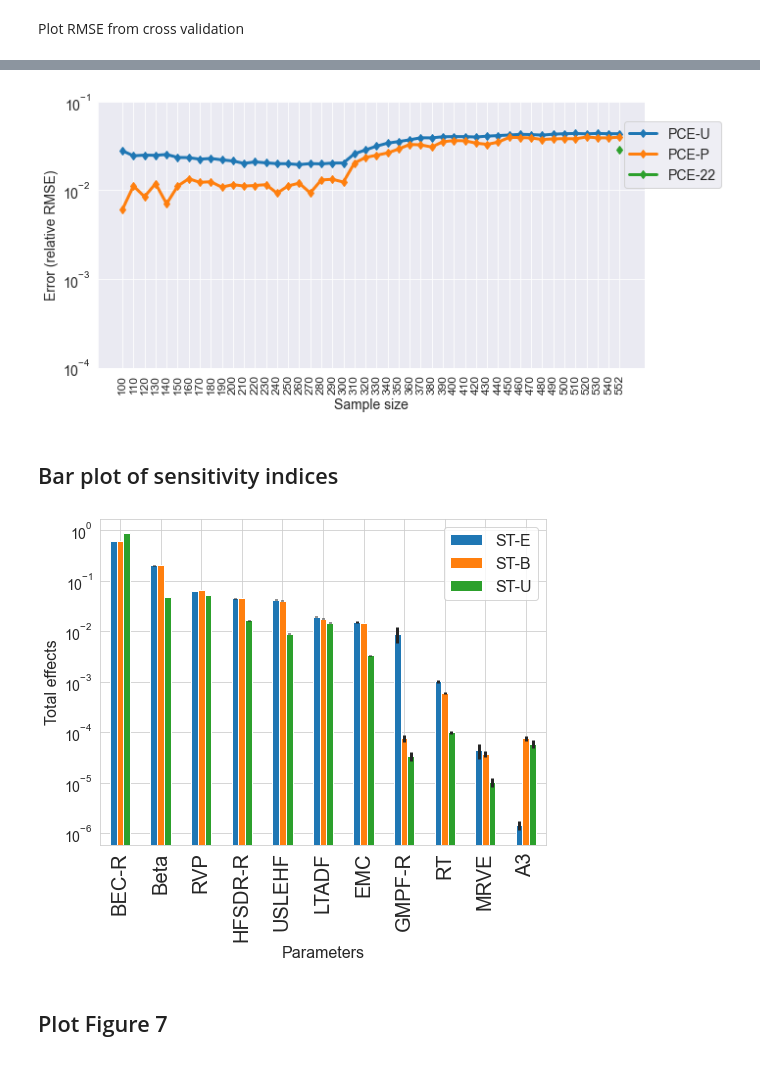
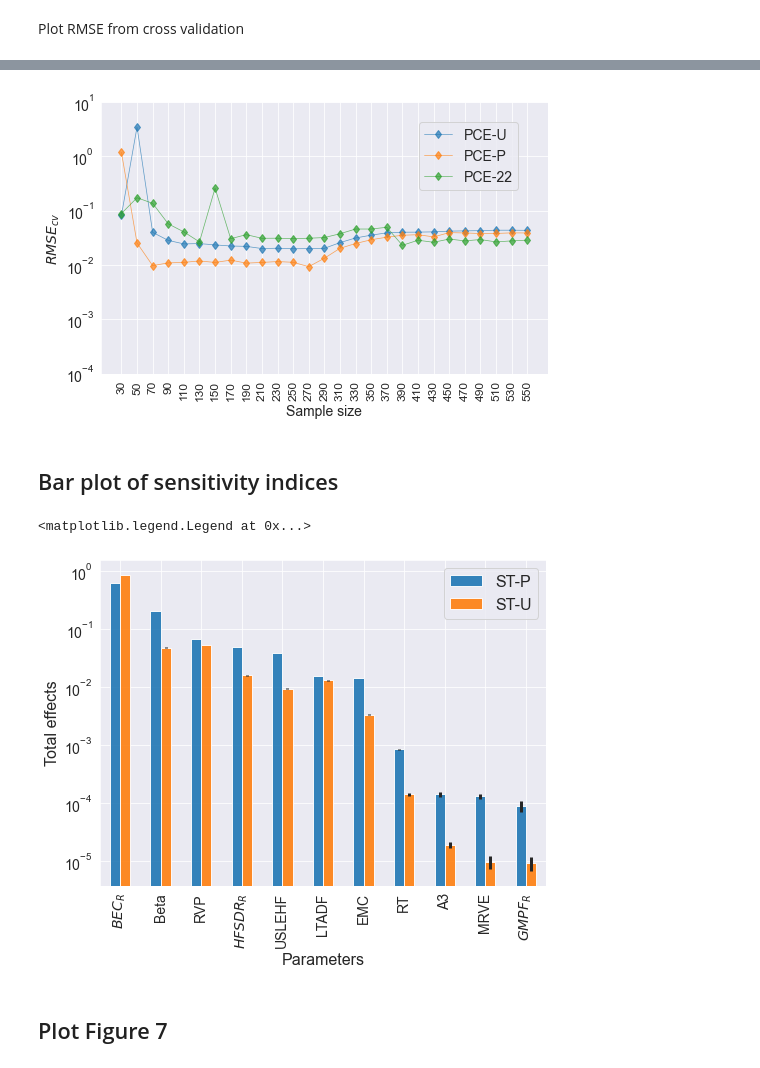
Before and after one commit to QianWanghhu/factor_fixing, a Jupyter notebook: qian_dev/visualization.ipynb, the cells around one changed output, grey strips where cells are left out. Drawn from its saved outputs; the diff is of its cells as text; code cells hidden in the pictures.

Commit message:
Plots to update the paper.

```diff
--- a/qian_dev/visualization.ipynb
+++ b/qian_dev/visualization.ipynb
@@ -34,25 +34,25 @@ from matplotlib import rcParams
 
 # filepath = ['../output/paper0915/', '../output/paper0915/figure4/test_plot/', '../output/paper0915/figure4/test1013/']
 filepath = ['../output/adaptive/']
-filename = ['error_cv_uniform_552.csv', 'error_cv_exact_552.csv']
-filename_22 = 'error_cv_compare.csv'
+filename = ['error_cv_uniform_552.csv', 'error_cv_exact_552.csv', 'error_cv_full_552.csv']
+# filename_22 = 'error_cv_full_552.csv'
 
-error_stats = pd.read_csv(f'{filepath[0]}{filename_22}').iloc[0]
+# error_stats = pd.read_csv(f'{filepath[0]}{filename_22}').iloc[0]
 
 df_uniform = df_return(filepath[0], filename[0])
 df_uniform = df_uniform.filter(items=['mean'])
 cols = df_uniform.columns
 df_uniform.rename(columns={col: col+'_uni' for col in cols if col == 'mean'}, inplace=True)
-# df_beta = df_return(filepath[0], filename[1])
-# df_beta = df_beta.filter(items=['mean'])
-# df_beta.rename(columns={col: col+'_beta' for col in cols}, inplace=True)
+df_22 = df_return(filepath[0], filename[2])
+df_22 = df_22.filter(items=['mean'])
+df_22.rename(columns={col: col+'_22' for col in cols}, inplace=True)
 
-df_exact = df_return(filepath[0], filename[-1])
+df_exact = df_return(filepath[0], filename[1])
 df_exact = df_exact.filter(items=['mean'])
 df_exact.rename(columns={col: 'mean_exact' for col in cols}, inplace=True)
 
-df = pd.concat([df_uniform, df_exact], axis=1)
-df.loc['nsample_552', 'mean_22_uni'] = error_stats['mean']
+df = pd.concat([df_uniform, df_exact, df_22], axis=1)
+# df.loc['nsample_552', 'mean_22_uni'] = error_stats['mean']
 
 df_cols = df.columns
 keys = ['legend', 'legend_low', 'legend_up']
@@ -72,6 +65,6 @@ train_vals.shape
 # %%
 train_vals = pd.read_csv(filepath[0]+'samples_adjust.csv').values[:, -1]
-xticks = [int(i.split('_')[1]) for i in df['index'].values]
+xticks = np.array([int(i.split('_')[1]) for i in df['index'].values])
 std_list = [train_vals[0:n].std() for n in xticks]
 # %%
 # std_train_samples = int(4307583)
@@ -101,29 +85,30 @@ df.tail()
 # %%
-fig, axes = plt.subplots(nrows=1, ncols=1, sharey=True, figsize=(10, 5))
-ax1 = df.plot(x='index', y=df.columns[1:], kind='line', marker='d',
-                legend=True, logy=True, xticks=np.arange(df.shape[0]), ax=axes)
+fig, axes = plt.subplots(nrows=1, ncols=1, sharey=True, figsize=(8, 5))
+index_plot = np.array(np.arange(2, 56, 2))
+xticks = [int(i.split('_')[1]) for i in df['index'].values[index_plot]]
+ax1 = df.iloc[index_plot].plot(x='index', y=df.columns[1:], kind='line', marker='d',
+                legend=True, logy=True, xticks=np.arange(len(xticks)), ax=axes, linewidth=0.7, alpha=0.7)
 
-# ax1.set_xticklabels(labels = [143, 156, 234, 312, 390, 552], fontsize = 14, rotation=90);
 rcParams['ytick.labelsize'] = 14
 ax1.legend(['PCE-U', 'PCE-P', 'PCE-22'], bbox_to_anchor=(0.95, 0.95), fontsize=14)
-ax1.set_ylabel('Error (relative RMSE)', fontsize = 14);
+ax1.set_ylabel(r'$RMSE_{cv}$', fontsize = 14);
 ax1.set_xlabel('Sample size', fontsize = 14);
-ax1.set_ylim(1e-4, 1e-1)
+ax1.set_ylim(1e-4, 1e1)
 ax1.set_xticklabels(xticks, rotation=90, fontsize=12)
 
 # ax2.set_xticklabels(labels = [143, 156, 234, 312, 390, 552], fontsize = 14, rotation=90);
 rcParams['ytick.labelsize'] = 14
-# plt.savefig(f'{filepath[0]}figure/Figure4_two_panels.png', format='png', dpi=300)
+plt.savefig(f'{filepath[0]}figure/Figure4.png', format='png', dpi=300)
 # %% [output]
-[figure, old version]
+[figure, new version]
 # %% [markdown]
 ## Bar plot of sensitivity indices
 # %%
 # plot sensitivity for PCE with 11 parameters of Beta, Uniform dists
-filepath = '../output/test/'
+filepath = '../output/adaptive/'
 df_plot = pd.read_csv(f'{filepath}sa_fig.csv', index_col= 'Unnamed: 0')
 cols = df_plot.columns
-legend = ['ST', 'ST_Beta', 'ST_Uniform']
+legend = ['ST', 'ST_Uniform']
 legend_low = [lab+'_lower' for lab in legend]
 legend_up = [lab+'_upper' for lab in legend]
 for lab in legend:
@@ -133,14 +118,17 @@ for lab in legend:
 sns.set_style('whitegrid')
 ax = df_plot.plot(x='short_name', y=legend, kind='bar', figsize=(8,6),
                 yerr=df_plot.loc[:, [*legend_low, *legend_up]].T.values,
-                legend=True, logy=True, xticks=np.arange(df_plot.shape[0]))
+                legend=True, logy=True, xticks=np.arange(df_plot.shape[0]), alpha=0.9)
 ax.set_ylabel('Total effects', fontsize=16);
 ax.set_xlabel('Parameters', fontsize=16);
-ax.set_xticklabels(df_plot.short_name.values, rotation=90);
-ax.legend(['ST-E', 'ST-B', 'ST-U'])
+xticks = df_plot.short_name.values
+xticks[0] = r'$BEC_R$'; xticks[3] = r'$HFSDR_R$'; xticks[-1] = r'$GMPF_R$'
+ax.set_xticklabels(df_plot.short_name.values, rotation=90, fontsize=14);
+ax.legend(['ST-P', 'ST-U'])
 plt.savefig(f'{filepath}figure/Figure5-log-bar.png', format='png', dpi=300, bbox_inches='tight')
 # %% [output]
+<matplotlib.legend.Legend at 0x...>
-[figure, old version]
+[figure, new version]
 # %% [markdown]
 ## Plot Figure 7
 # %%
```
Also changed, not shown: parts of 12 cells of this notebook.
